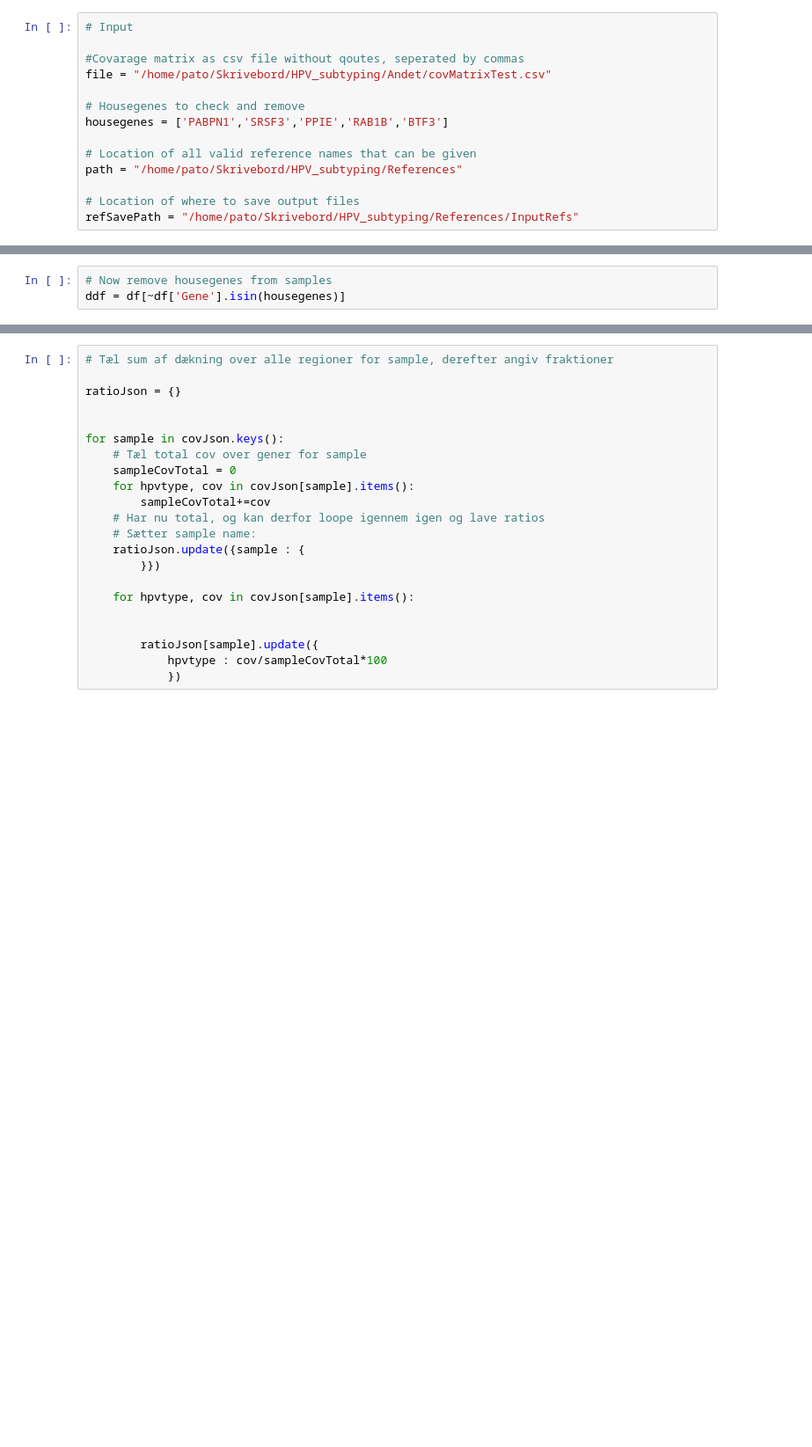
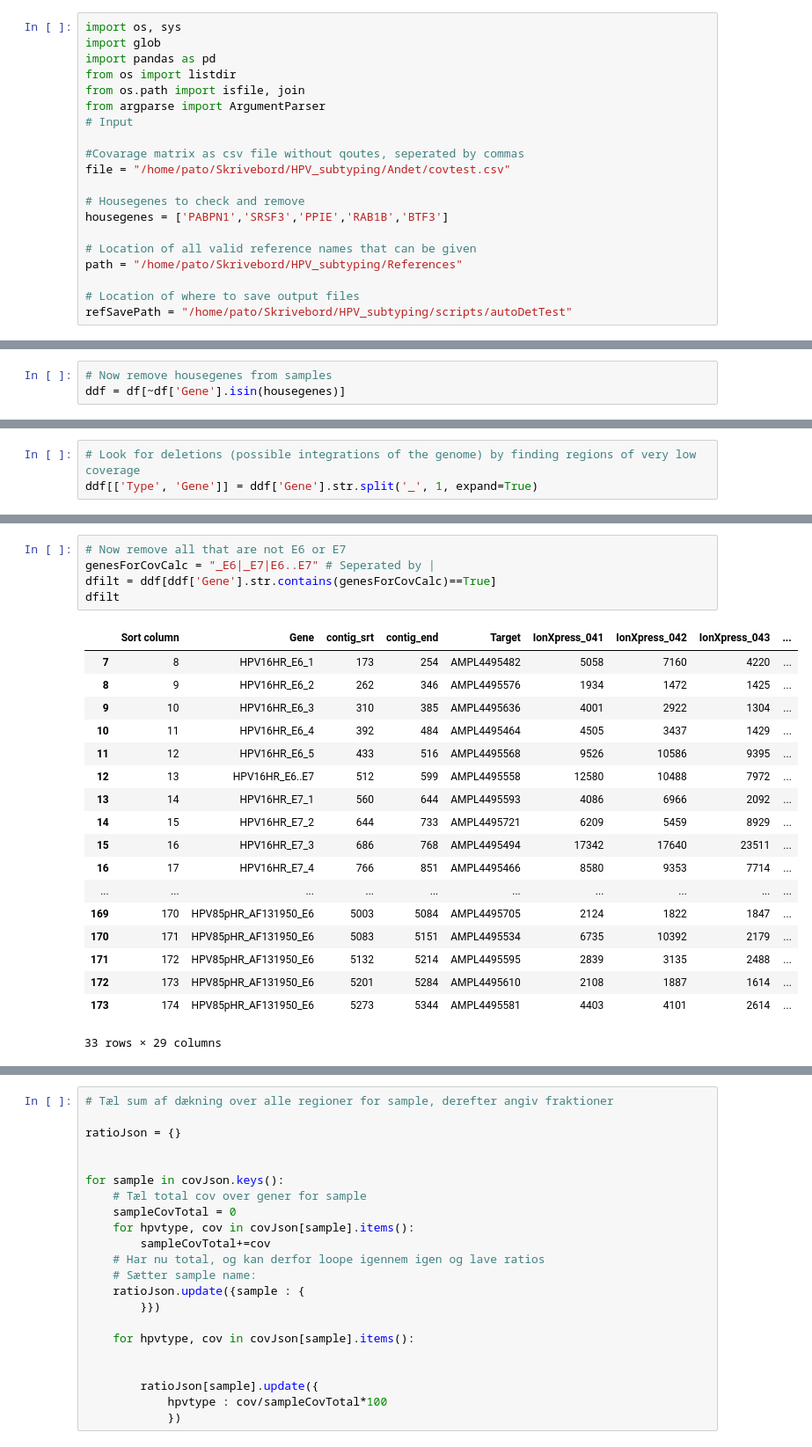
Before and after one commit to CrosserK/HPV_subtyping, a Jupyter notebook: Scripts/Python/autoDetectTypeFromCov.ipynb, the cells around one changed output, grey strips where cells are left out. Shown at 88% size. Drawn from its saved outputs; the diff is of its cells as text; blank space fills up the shorter version.

```diff
--- a/Scripts/Python/autoDetectTypeFromCov.ipynb
+++ b/Scripts/Python/autoDetectTypeFromCov.ipynb
@@ -6,8 +1,14 @@ from os.path import isfile, join
 # %%
+import os, sys
+import glob
+import pandas as pd
+from os import listdir
+from os.path import isfile, join
+from argparse import ArgumentParser
 # Input
 
 #Covarage matrix as csv file without qoutes, seperated by commas
-file = "/home/pato/Skrivebord/HPV_subtyping/Andet/covMatrixTest.csv"
+file = "/home/pato/Skrivebord/HPV_subtyping/Andet/covtest.csv"
 
 # Housegenes to check and remove
 housegenes = ['PABPN1','SRSF3','PPIE','RAB1B','BTF3']
@@ -16,5 +17,5 @@ housegenes = ['PABPN1','SRSF3','PPIE','RAB1B','BTF3']
 path = "/home/pato/Skrivebord/HPV_subtyping/References"
 
 # Location of where to save output files
-refSavePath = "/home/pato/Skrivebord/HPV_subtyping/References/InputRefs"
+refSavePath = "/home/pato/Skrivebord/HPV_subtyping/scripts/autoDetTest"
 # %%
@@ -74,0 +89,3 @@ meanCov = filtered["IonXpress_041"].sum()
+# %%
+# Look for deletions (possible integrations of the genome) by finding regions of very low coverage
+ddf[['Type', 'Gene']] = ddf['Gene'].str.split('_', 1, expand=True)
@@ -74,0 +207,24 @@ meanCov = filtered["IonXpress_041"].sum()
+# %%
+# Now remove all that are not E6 or E7
+genesForCovCalc = "_E6|_E7|E6..E7" # Seperated by |
+dfilt = ddf[ddf['Gene'].str.contains(genesForCovCalc)==True]
+dfilt
+# %% [output]
+|  | Sort column | Gene | contig_srt | contig_end | Target | IonXpress_041 | IonXpress_042 | IonXpress_043 | ... |
+| 7 | 8 | HPV16HR_E6_1 | 173 | 254 | AMPL4495482 | 5058 | 7160 | 4220 | ... |
+| 8 | 9 | HPV16HR_E6_2 | 262 | 346 | AMPL4495576 | 1934 | 1472 | 1425 | ... |
+| 9 | 10 | HPV16HR_E6_3 | 310 | 385 | AMPL4495636 | 4001 | 2922 | 1304 | ... |
+| 10 | 11 | HPV16HR_E6_4 | 392 | 484 | AMPL4495464 | 4505 | 3437 | 1429 | ... |
+| 11 | 12 | HPV16HR_E6_5 | 433 | 516 | AMPL4495568 | 9526 | 10586 | 9395 | ... |
+| 12 | 13 | HPV16HR_E6..E7 | 512 | 599 | AMPL4495558 | 12580 | 10488 | 7972 | ... |
+| 13 | 14 | HPV16HR_E7_1 | 560 | 644 | AMPL4495593 | 4086 | 6966 | 2092 | ... |
+| 14 | 15 | HPV16HR_E7_2 | 644 | 733 | AMPL4495721 | 6209 | 5459 | 8929 | ... |
+| 15 | 16 | HPV16HR_E7_3 | 686 | 768 | AMPL4495494 | 17342 | 17640 | 23511 | ... |
+| 16 | 17 | HPV16HR_E7_4 | 766 | 851 | AMPL4495466 | 8580 | 9353 | 7714 | ... |
+| ... | ... | ... | ... | ... | ... | ... | ... | ... | ... |
+| 169 | 170 | HPV85pHR_AF131950_E6 | 5003 | 5084 | AMPL4495705 | 2124 | 1822 | 1847 | ... |
+| 170 | 171 | HPV85pHR_AF131950_E6 | 5083 | 5151 | AMPL4495534 | 6735 | 10392 | 2179 | ... |
+| 171 | 172 | HPV85pHR_AF131950_E6 | 5132 | 5214 | AMPL4495595 | 2839 | 3135 | 2488 | ... |
+| 172 | 173 | HPV85pHR_AF131950_E6 | 5201 | 5284 | AMPL4495610 | 2108 | 1887 | 1614 | ... |
+| 173 | 174 | HPV85pHR_AF131950_E6 | 5273 | 5344 | AMPL4495581 | 4403 | 4101 | 2614 | ... |
+33 rows × 29 columns
```
Also changed, not shown: parts of 22 cells of this notebook, 2 other files.
